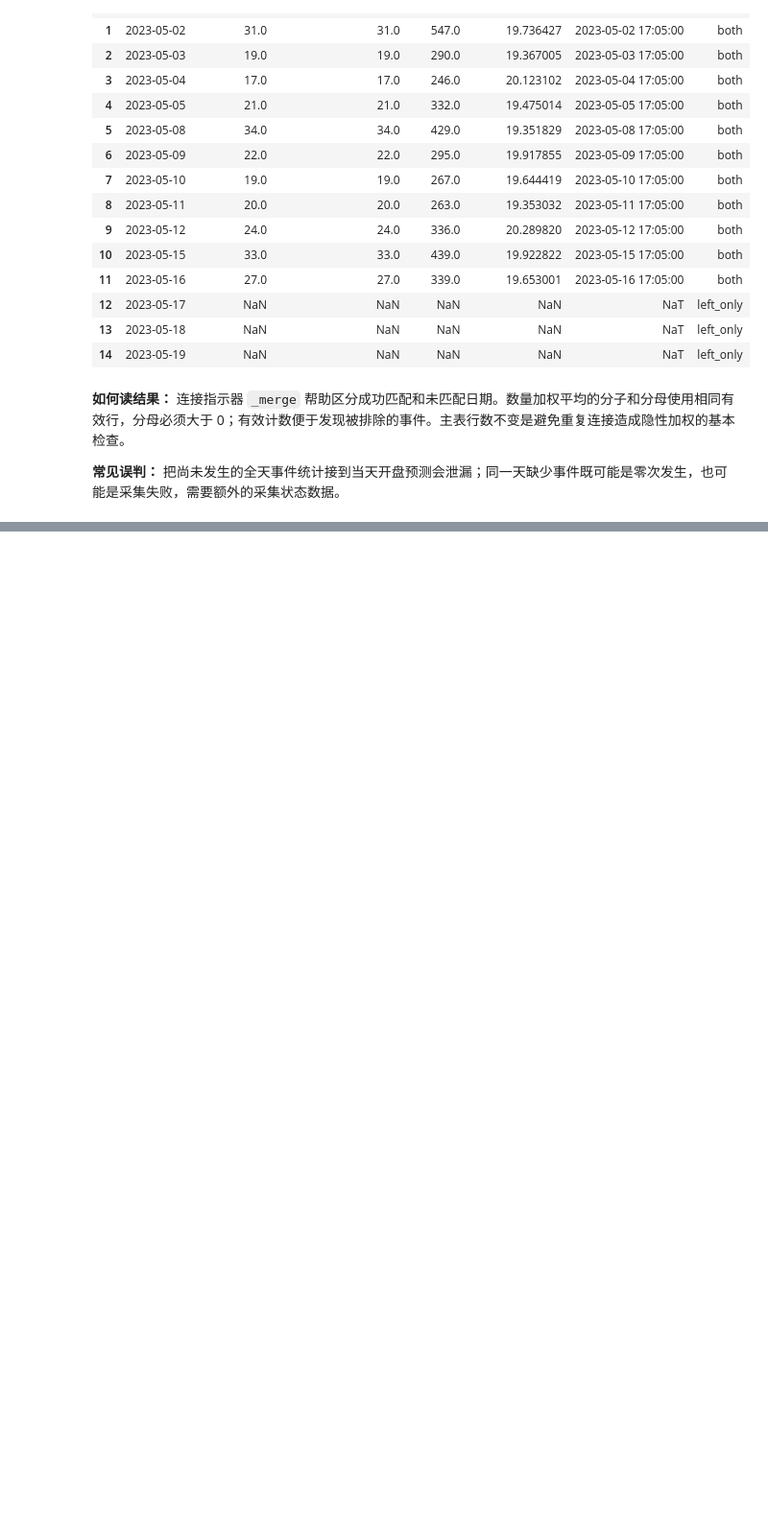
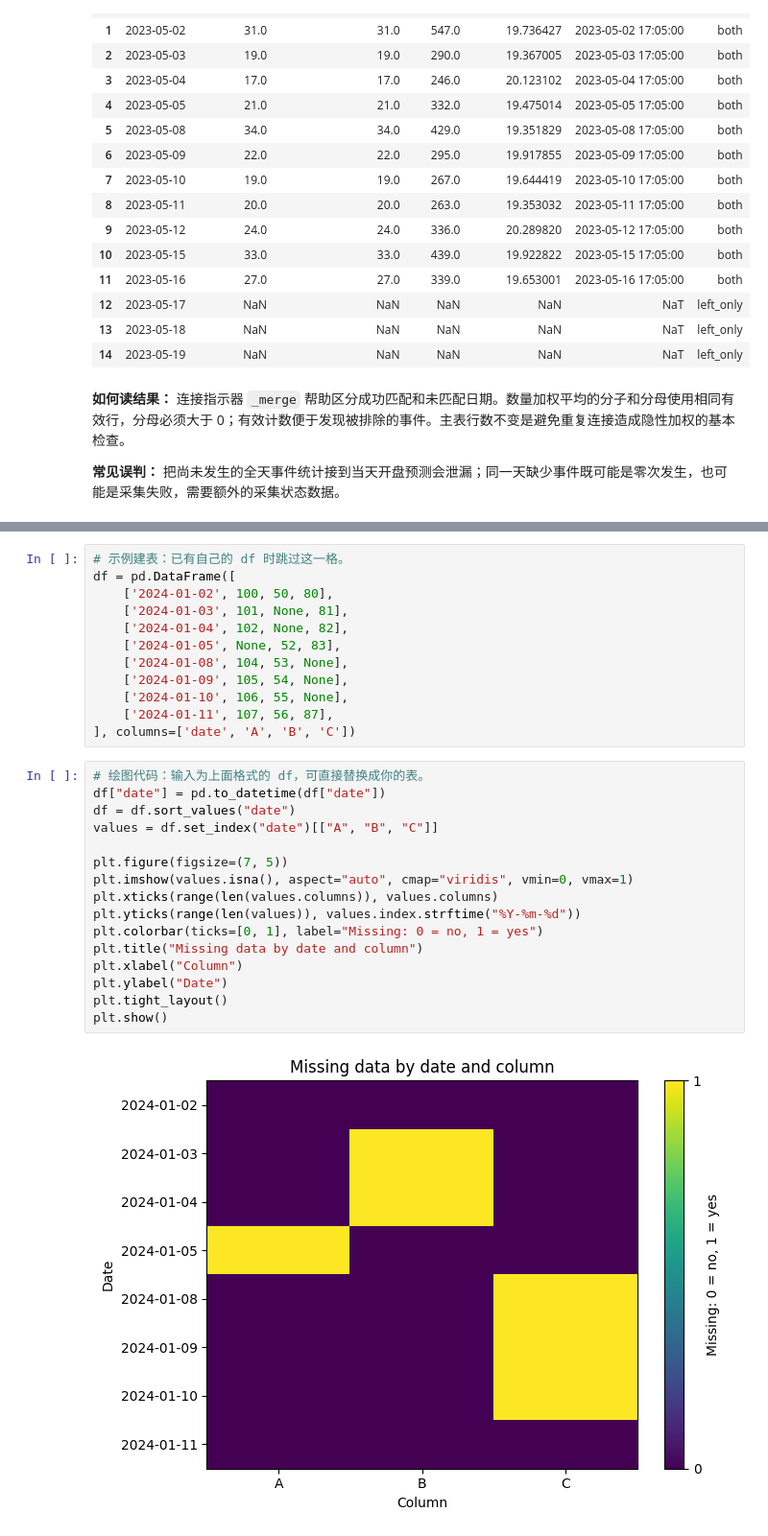
Before and after one commit to EnkiDoctor/timeseries-research-notebooks, a Jupyter notebook: notebooks/02_time_series_processing_visualization.ipynb, the cells around one changed output, grey strips where cells are left out. Shown at 96% size. Saved outputs shown, nothing was run; the diff lists cells and outputs as text; blank space fills up the shorter version.

```diff
--- a/notebooks/02_time_series_processing_visualization.ipynb
+++ b/notebooks/02_time_series_processing_visualization.ipynb
@@ -1594,0 +889,30 @@ print("重复时间戳行数:", v18.duplicated(["timestamp", "asset"], keep=Fals
+# %%
+# 示例建表：已有自己的 df 时跳过这一格。
+df = pd.DataFrame([
+    ['2024-01-02', 100, 50, 80],
+    ['2024-01-03', 101, None, 81],
+    ['2024-01-04', 102, None, 82],
+    ['2024-01-05', None, 52, 83],
+    ['2024-01-08', 104, 53, None],
+    ['2024-01-09', 105, 54, None],
+    ['2024-01-10', 106, 55, None],
+    ['2024-01-11', 107, 56, 87],
+], columns=['date', 'A', 'B', 'C'])
+# %%
+# 绘图代码：输入为上面格式的 df，可直接替换成你的表。
+df["date"] = pd.to_datetime(df["date"])
+df = df.sort_values("date")
+values = df.set_index("date")[["A", "B", "C"]]
+
+plt.figure(figsize=(7, 5))
+plt.imshow(values.isna(), aspect="auto", cmap="viridis", vmin=0, vmax=1)
+plt.xticks(range(len(values.columns)), values.columns)
+plt.yticks(range(len(values)), values.index.strftime("%Y-%m-%d"))
+plt.colorbar(ticks=[0, 1], label="Missing: 0 = no, 1 = yes")
+plt.title("Missing data by date and column")
+plt.xlabel("Column")
+plt.ylabel("Date")
+plt.tight_layout()
+plt.show()
+# %% [output]
+[figure, added]
```
Also changed, not shown: parts of 131 cells of this notebook, 30 other files.
